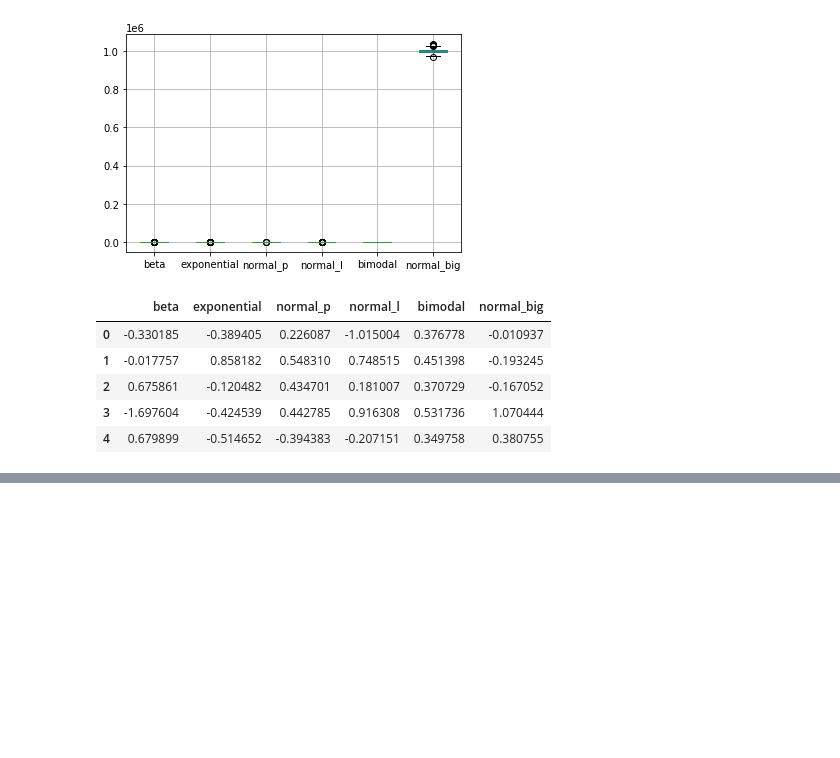
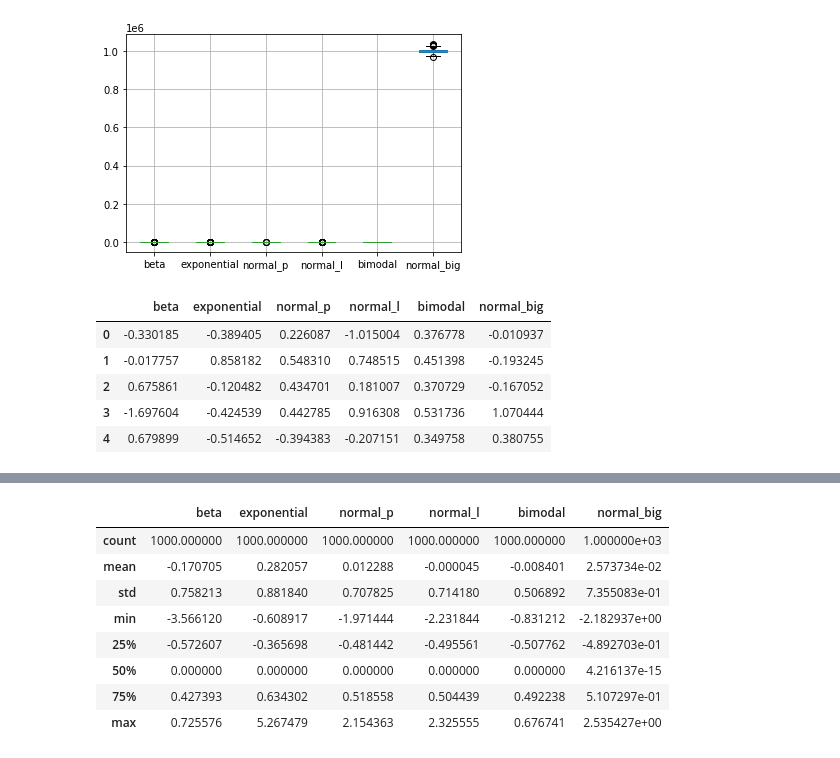
Before and after one commit to Vanhieu890/Datamodule2, a Jupyter notebook: [Thực hành] Chuẩn hoá dữ liệu với Robust Scaling.ipynb, the cells around one changed output, grey strips where cells are left out. Saved outputs shown, nothing was run; the diff lists cells and outputs as text; code cells hidden in the pictures; blank space fills up the shorter version.

```diff
--- a/[Thực hành] Chuẩn hoá dữ liệu với Robust Scaling.ipynb
+++ b/[Thực hành] Chuẩn hoá dữ liệu với Robust Scaling.ipynb
@@ -83,0 +87,13 @@ sns.kdeplot(data=df_s)
+# %%
+# thống kê về dữ liệu được sinh ra
+df_s.describe()
+# %% [output]
+|  | beta | exponential | normal_p | normal_l | bimodal | normal_big |
+| count | 1000.000000 | 1000.000000 | 1000.000000 | 1000.000000 | 1000.000000 | 1.000000e+03 |
+| mean | -0.170705 | 0.282057 | 0.012288 | -0.000045 | -0.008401 | 2.573734e-02 |
+| std | 0.758213 | 0.881840 | 0.707825 | 0.714180 | 0.506892 | 7.355083e-01 |
+| min | -3.566120 | -0.608917 | -1.971444 | -2.231844 | -0.831212 | -2.182937e+00 |
+| 25% | -0.572607 | -0.365698 | -0.481442 | -0.495561 | -0.507762 | -4.892703e-01 |
+| 50% | 0.000000 | 0.000000 | 0.000000 | 0.000000 | 0.000000 | 4.216137e-15 |
+| 75% | 0.427393 | 0.634302 | 0.518558 | 0.504439 | 0.492238 | 5.107297e-01 |
+| max | 0.725576 | 5.267479 | 2.154363 | 2.325555 | 0.676741 | 2.535427e+00 |
```
Also changed, not shown: parts of 5 cells of this notebook.
